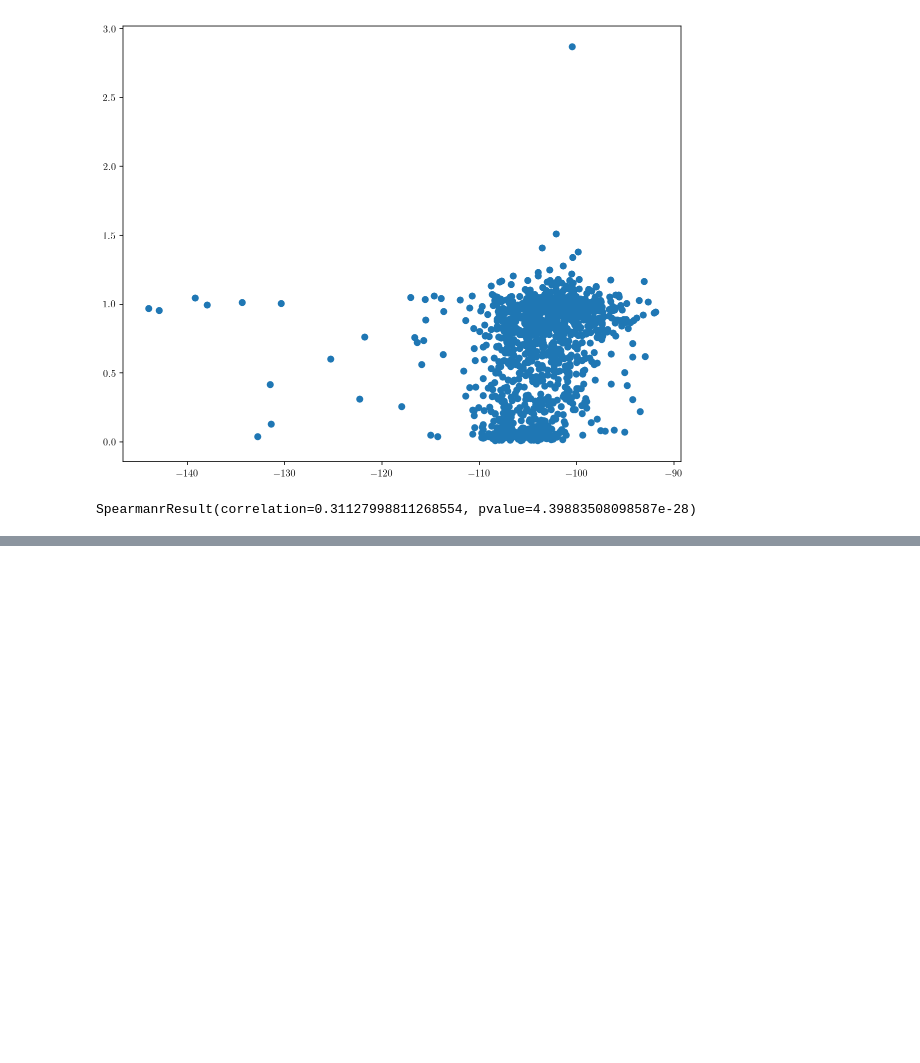
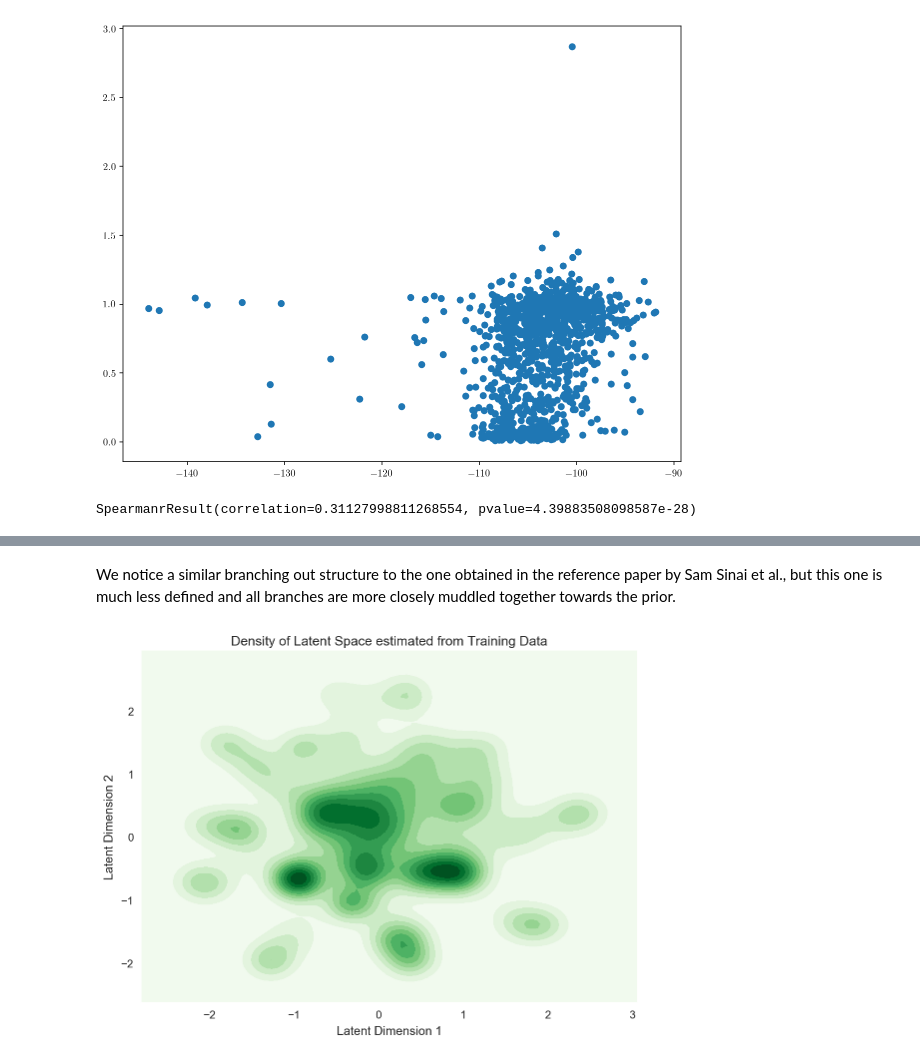
Before and after one commit to bdura/pgm-project, a Jupyter notebook: notebooks/Visualization.ipynb, the cells around one changed output, grey strips where cells are left out. Cells and saved outputs as stored; diff of their text form; code cells hidden in the pictures; blank space fills up the shorter version.

```diff
--- a/notebooks/Visualization.ipynb
+++ b/notebooks/Visualization.ipynb
@@ -231,0 +249,14 @@ SpearmanrResult(correlation=0.31127998811268554, pvalue=4.39883508098587e-28)
+# %% [markdown]
+We notice a similar branching out structure to the one obtained in the reference paper by Sam Sinai et al., but this one is much less defined and all branches are more closely muddled together towards the prior.
+# %%
+import seaborn as sbn
+
+ax = plt.subplot(111)
+ax = sbn.kdeplot(latent_points[:,0], latent_points[:,1], cmap="Greens", shade=True, bw = 0.2)
+ax.set_title("Density of Latent Space estimated from Training Data")
+ax.set_xlabel("Latent Dimension 1")
+ax.set_ylabel("Latent Dimension 2")
+plt.savefig(GRAPHICS_PATH + 'latent_density.png')
+plt.show()
+# %% [output]
+[figure, added]
```
Also changed, not shown: parts of 8 cells of this notebook, 2 other files.
